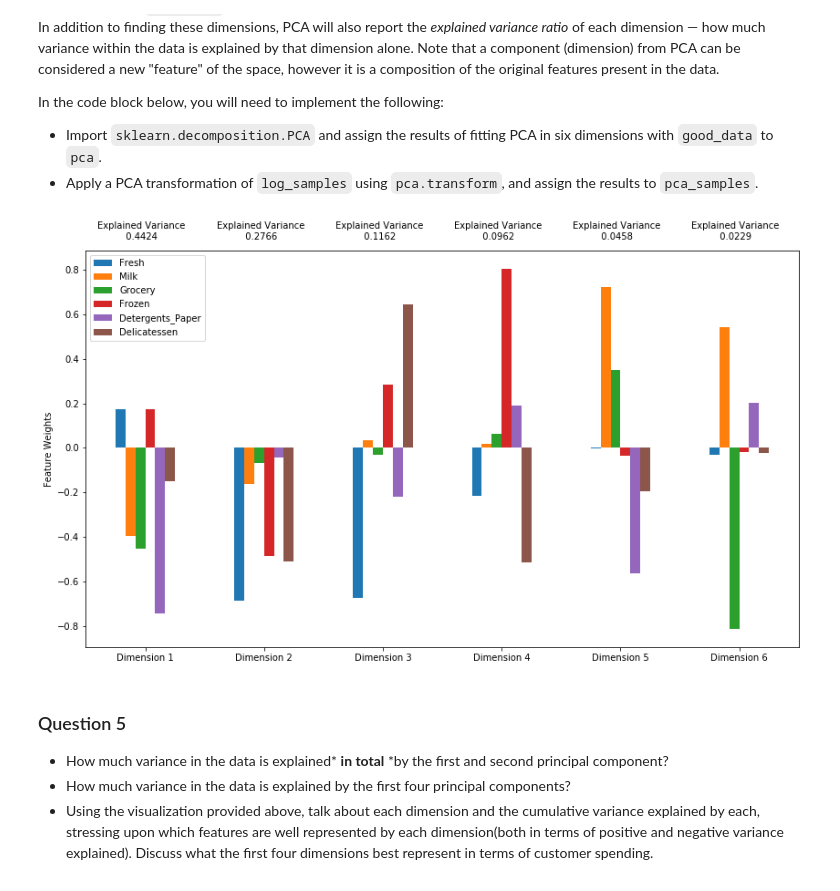
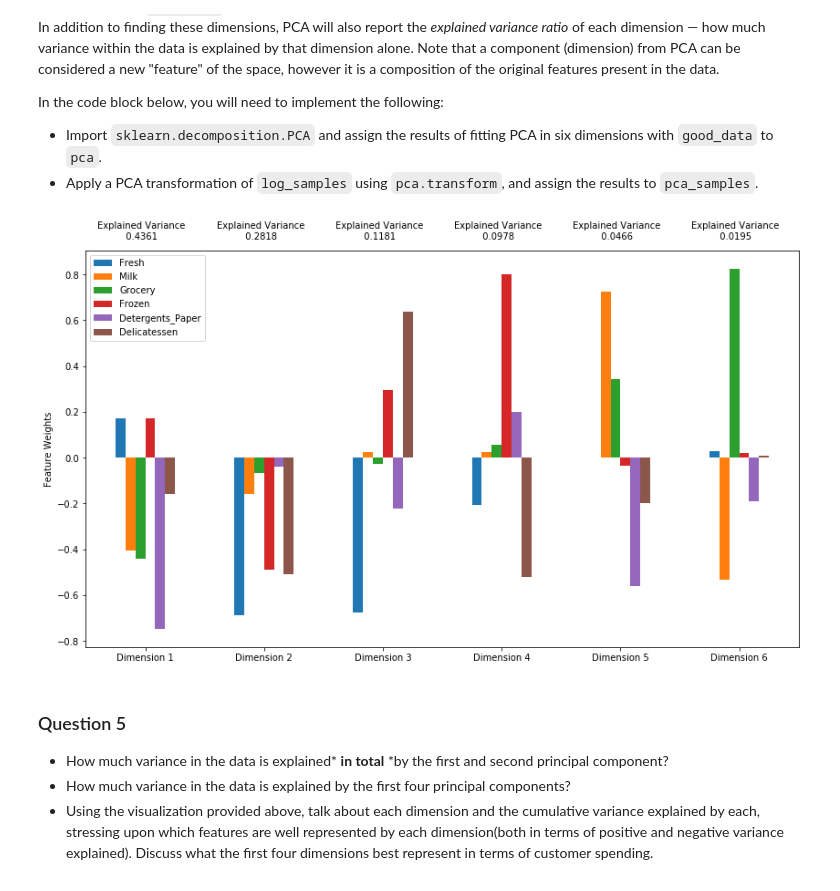
Before and after one commit to dersarath/machine-learning, a Jupyter notebook: projects/customer_segments/customer_segments.ipynb, the cells around one changed output. Drawn from its saved outputs; the diff is of its cells as text; code cells hidden in the pictures.

```diff
--- a/projects/customer_segments/customer_segments.ipynb
+++ b/projects/customer_segments/customer_segments.ipynb
@@ -341,15 +341,15 @@ from sklearn.decomposition import PCA
 # %%
 # TODO: Apply PCA by fitting the good data with the same number of dimensions as features
 pca = PCA(n_components=6)
-pca.fit(log_data)
+pca.fit(good_data)
 
 # TODO: Transform log_samples using the PCA fit above
 pca_samples = pca.transform(log_samples)
 
 # Generate PCA results plot
 pca_results = vs.pca_results(good_data, pca)
 # %% [output]
-[figure, old version]
+[figure, new version]
 # %% [markdown]
 ### Question 5
 
```
Also changed, not shown: parts of 10 cells of this notebook.
